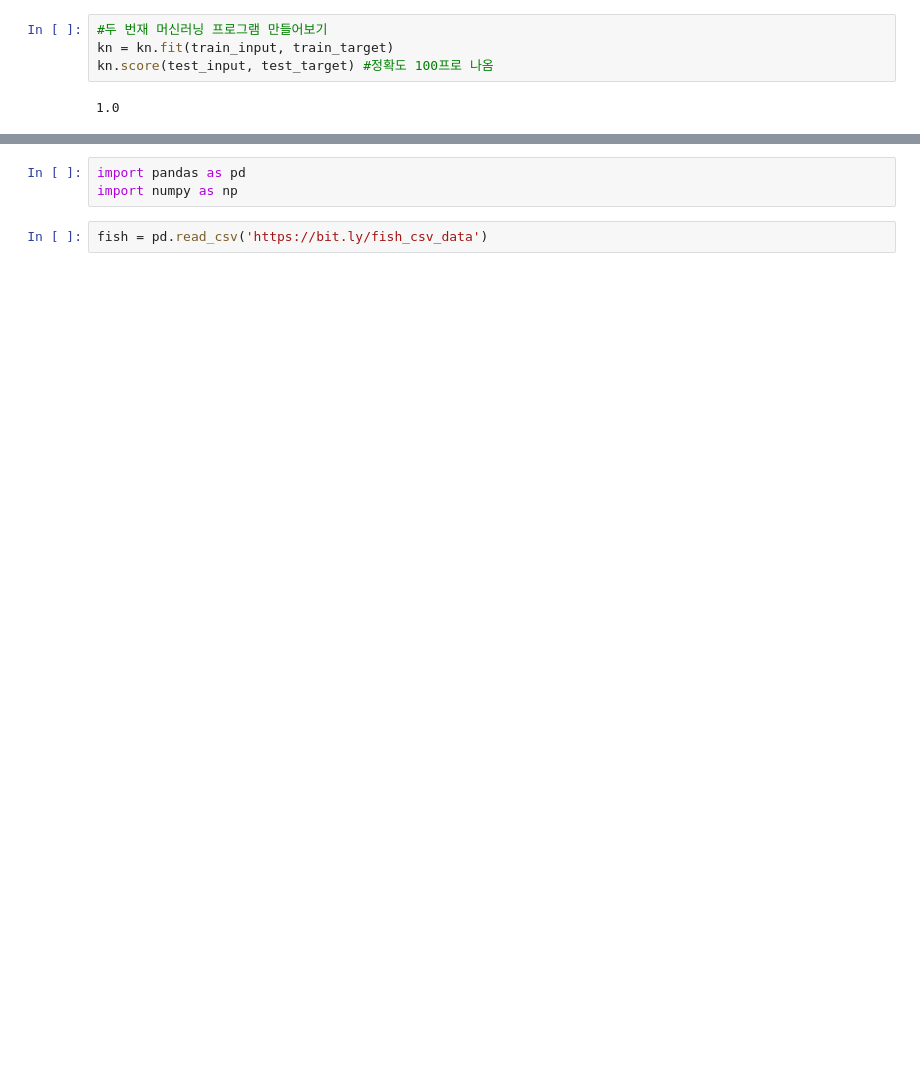
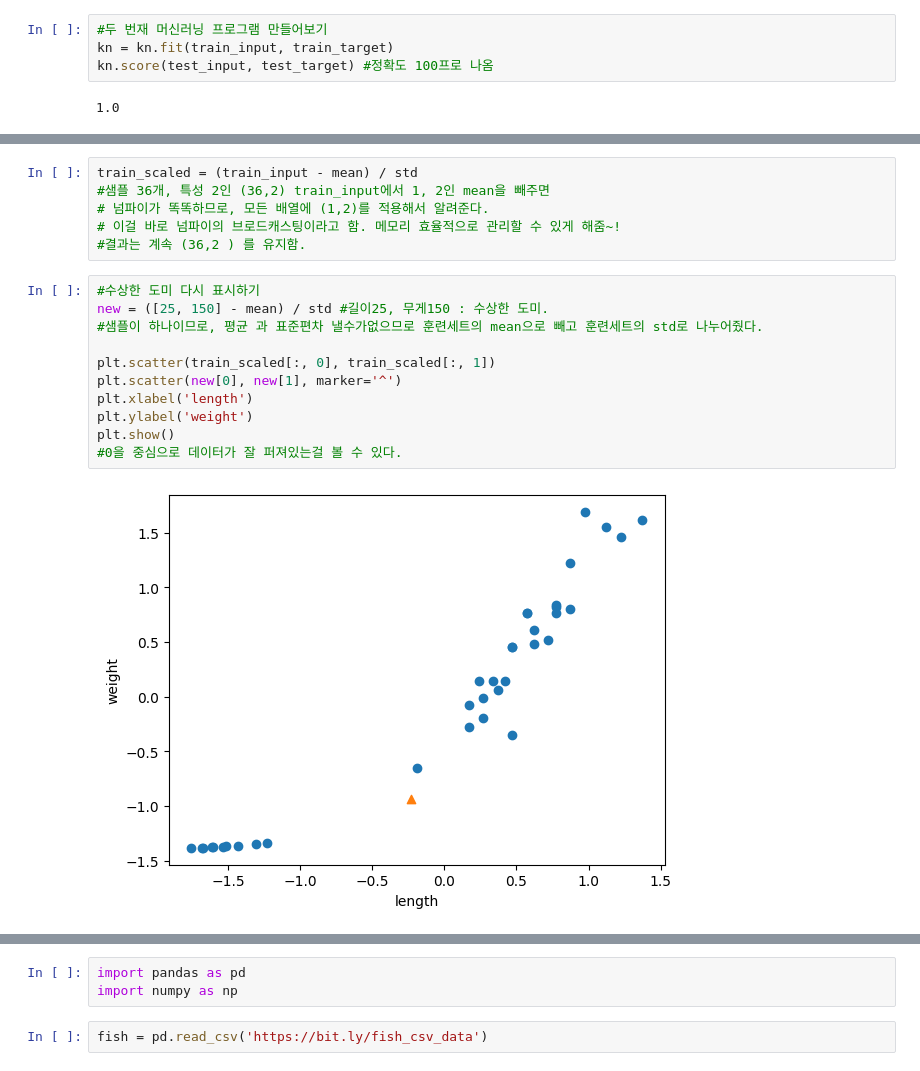
Before and after one commit to Jiseon94/machinelearningStudy, a Jupyter notebook: 0929_machineStudy.ipynb, the cells around one changed output, grey strips where cells are left out. Drawn from its saved outputs; the diff is of its cells as text; blank space fills up the shorter version.

```diff
--- a/0929_machineStudy.ipynb
+++ b/0929_machineStudy.ipynb
@@ -153,0 +226,19 @@ kn.score(test_input, test_target) #정확도 100프로 나옴
+# %%
+train_scaled = (train_input - mean) / std
+#샘플 36개, 특성 2인 (36,2) train_input에서 1, 2인 mean을 빼주면
+# 넘파이가 똑똑하므로, 모든 배열에 (1,2)를 적용해서 알려준다.
+# 이걸 바로 넘파이의 브로드캐스팅이라고 함. 메모리 효율적으로 관리할 수 있게 해줌~!
+#결과는 계속 (36,2 ) 를 유지함.
+# %%
+#수상한 도미 다시 표시하기
+new = ([25, 150] - mean) / std #길이25, 무게150 : 수상한 도미.
+#샘플이 하나이므로, 평균 과 표준편차 낼수가없으므로 훈련세트의 mean으로 빼고 훈련세트의 std로 나누어줬다.
+
+plt.scatter(train_scaled[:, 0], train_scaled[:, 1])
+plt.scatter(new[0], new[1], marker='^')
+plt.xlabel('length')
+plt.ylabel('weight')
+plt.show()
+#0을 중심으로 데이터가 잘 퍼져있는걸 볼 수 있다.
+# %% [output]
+[figure, added]
```
Also changed, not shown: parts of 119 cells of this notebook.
